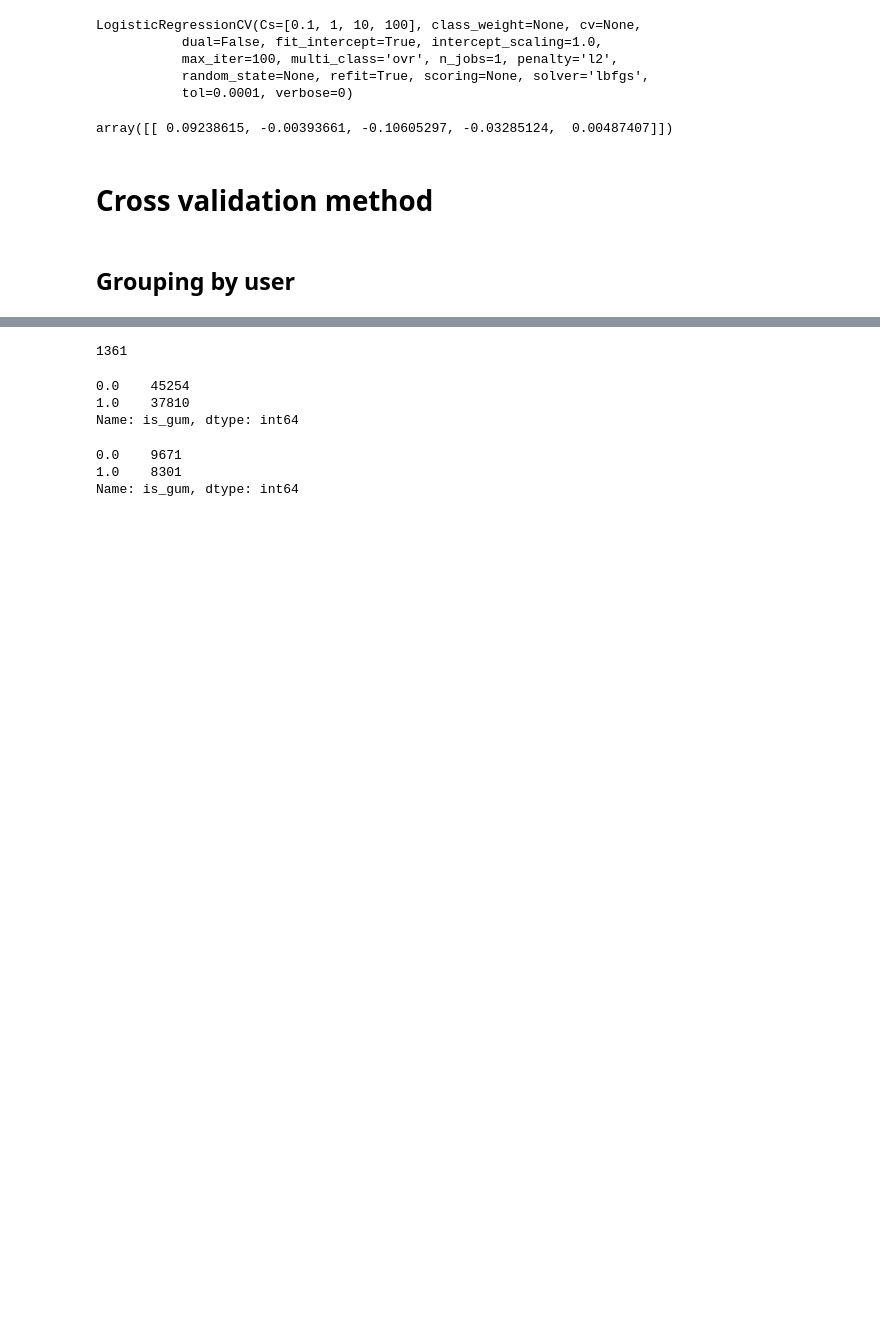
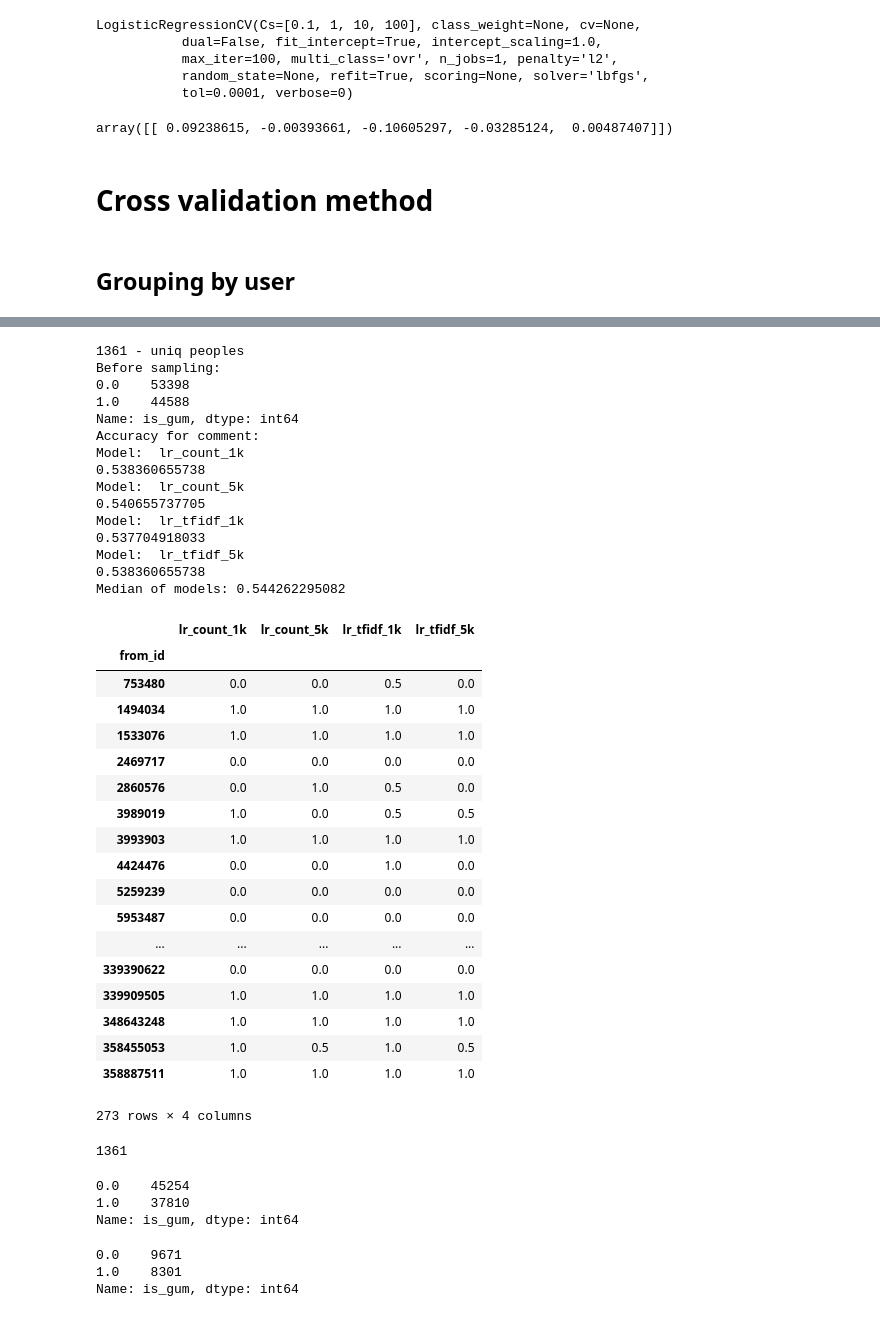
Before and after one commit to EvgenyKashin/CommentsAnalysis, a Jupyter notebook: Final.ipynb, the cells around one changed output, grey strips where cells are left out. Drawn from its saved outputs; the diff is of its cells as text; code cells hidden in the pictures; blank space fills up the shorter version.

Commit message:
Added averaging of models in pipeline

```diff
--- a/Final.ipynb
+++ b/Final.ipynb
@@ -774,14 +815,18 @@ def fit_predict_to_n_user(comments, model, n=10, use_cache=True, debug=True, deb
 # %%
 class Model:
+    def __init__(self, name='-'):
+        self.name = name
+
     def fit(self, X, y):
         raise NotImplemented()
 
     def predict(self, X):
         raise NotImplemented()
 # %%
-class LrModel(Model):
-    def __init__(self):
-        self.vectorizer = CountVectorizer()
+class LrModelCount(Model):
+    def __init__(self, name='-', max_features=1000):
+        super().__init__(name)
+        self.vectorizer = CountVectorizer(max_features=max_features)
         self.model = lm.LogisticRegression()
         self._fitted = False
 
@@ -795,5 +840,3 @@ class LrModel(Model):
             raise Exception('Not fitted yet')
         X = self.vectorizer.transform(X)
         return self.model.predict(X)
-# %%
-fit_predict_to_n_user(comments, LrModel(), 5, True)
@@ -812,3 +843,64 @@ See the caveats in the documentation: http://pandas.pydata.org/pandas-docs/stabl
+# %%
+class LrModelTfidf(Model):
+    def __init__(self, name='-', max_features=1000):
+        super().__init__(name)
+        self.vectorizer = TfidfVectorizer(max_features=max_features)
+        self.model = lm.LogisticRegression()
+        self._fitted = False
+
+    def fit(self, X, y):
+        X = self.vectorizer.fit_transform(X)
+        self.model.fit(X, y)
+        self._fitted = True
+
+    def predict(self, X):
+        if not self._fitted:
+            raise Exception('Not fitted yet')
+        X = self.vectorizer.transform(X)
+        return self.model.predict(X)
+# %%
+fit_predict_to_n_user(comments, [
+            LrModelCount('lr_count_1k', 1000),
+            LrModelCount('lr_count_5k', 5000),
+            LrModelTfidf('lr_tfidf_1k', 1000),
+            LrModelTfidf('lr_tfidf_5k', 5000),
+        ],
+                      5, True)
+# %% [output]
+1361 - uniq peoples
+Before sampling:
+0.0    53398
+1.0    44588
+Name: is_gum, dtype: int64
+Accuracy for comment:
+Model:  lr_count_1k
+0.538360655738
+Model:  lr_count_5k
+0.540655737705
+Model:  lr_tfidf_1k
+0.537704918033
+Model:  lr_tfidf_5k
+0.538360655738
+Median of models: 0.544262295082
+|  | lr_count_1k | lr_count_5k | lr_tfidf_1k | lr_tfidf_5k |
+| from_id |  |  |  |  |
+| 753480 | 0.0 | 0.0 | 0.5 | 0.0 |
+| 1494034 | 1.0 | 1.0 | 1.0 | 1.0 |
+| 1533076 | 1.0 | 1.0 | 1.0 | 1.0 |
+| 2469717 | 0.0 | 0.0 | 0.0 | 0.0 |
+| 2860576 | 0.0 | 1.0 | 0.5 | 0.0 |
+| 3989019 | 1.0 | 0.0 | 0.5 | 0.5 |
+| 3993903 | 1.0 | 1.0 | 1.0 | 1.0 |
+| 4424476 | 0.0 | 0.0 | 1.0 | 0.0 |
+| 5259239 | 0.0 | 0.0 | 0.0 | 0.0 |
+| 5953487 | 0.0 | 0.0 | 0.0 | 0.0 |
+| ... | ... | ... | ... | ... |
+| 339390622 | 0.0 | 0.0 | 0.0 | 0.0 |
+| 339909505 | 1.0 | 1.0 | 1.0 | 1.0 |
+| 348643248 | 1.0 | 1.0 | 1.0 | 1.0 |
+| 358455053 | 1.0 | 0.5 | 1.0 | 0.5 |
+| 358887511 | 1.0 | 1.0 | 1.0 | 1.0 |
+273 rows × 4 columns
 # %%
 unique_ids = comments.from_id.value_counts()[comments.from_id.value_counts() >= 10].index.values
 # %%
```
Also changed, not shown: parts of 2 cells of this notebook.
